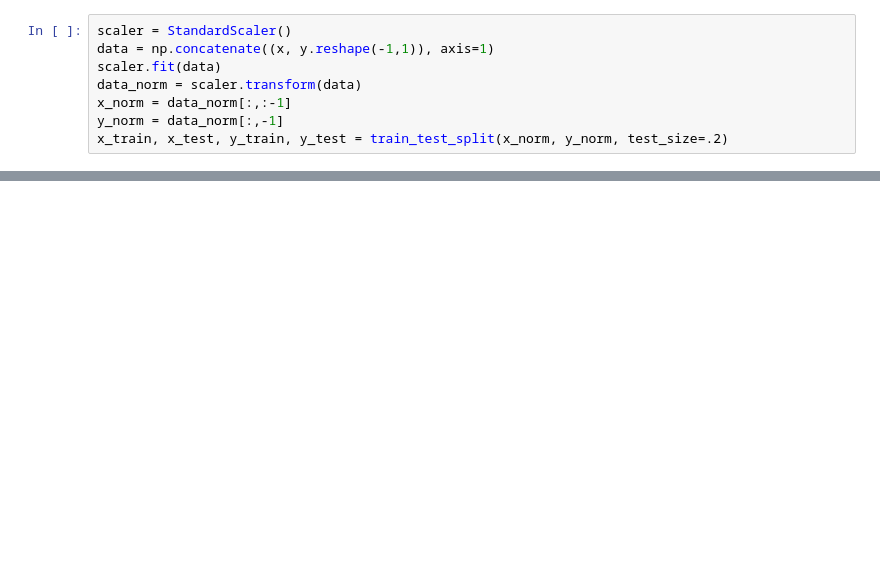
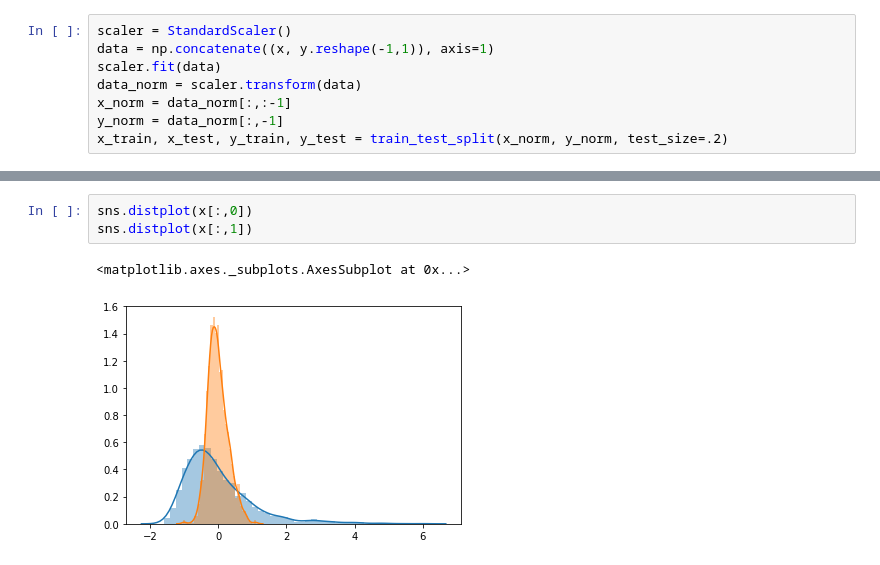
Before and after one commit to QHwan/WaterFeature, a Jupyter notebook: notebook/baseline.ipynb, the cells around one changed output, grey strips where cells are left out. Drawn from its saved outputs; the diff is of its cells as text; blank space fills up the shorter version.

```diff
--- a/notebook/baseline.ipynb
+++ b/notebook/baseline.ipynb
@@ -71,0 +80,6 @@ sns.distplot(y_train_pred)
+# %%
+sns.distplot(x[:,0])
+sns.distplot(x[:,1])
+# %% [output]
+<matplotlib.axes._subplots.AxesSubplot at 0x...>
+[figure, added]
```
Also changed, not shown: parts of 7 cells of this notebook, 7 other files.
